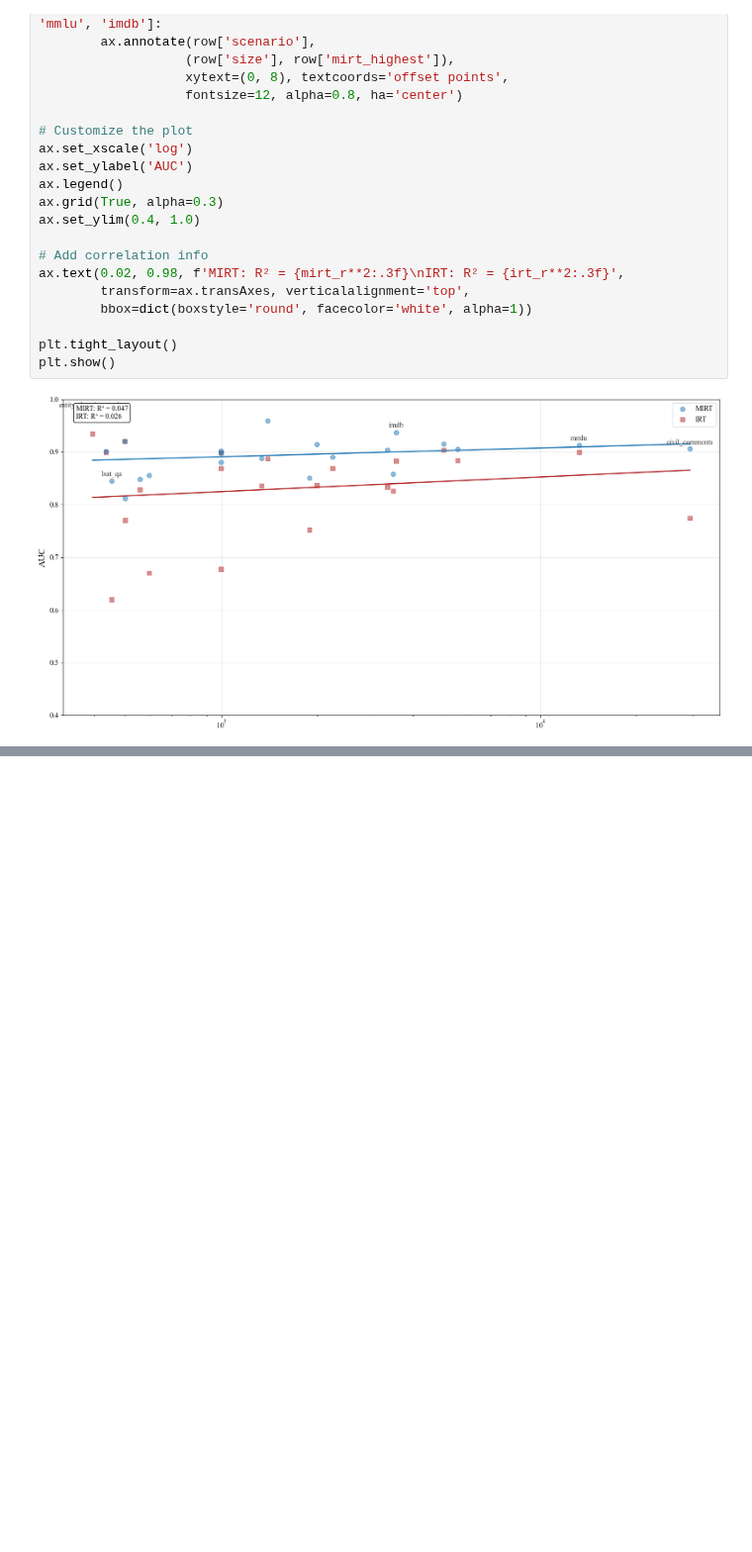
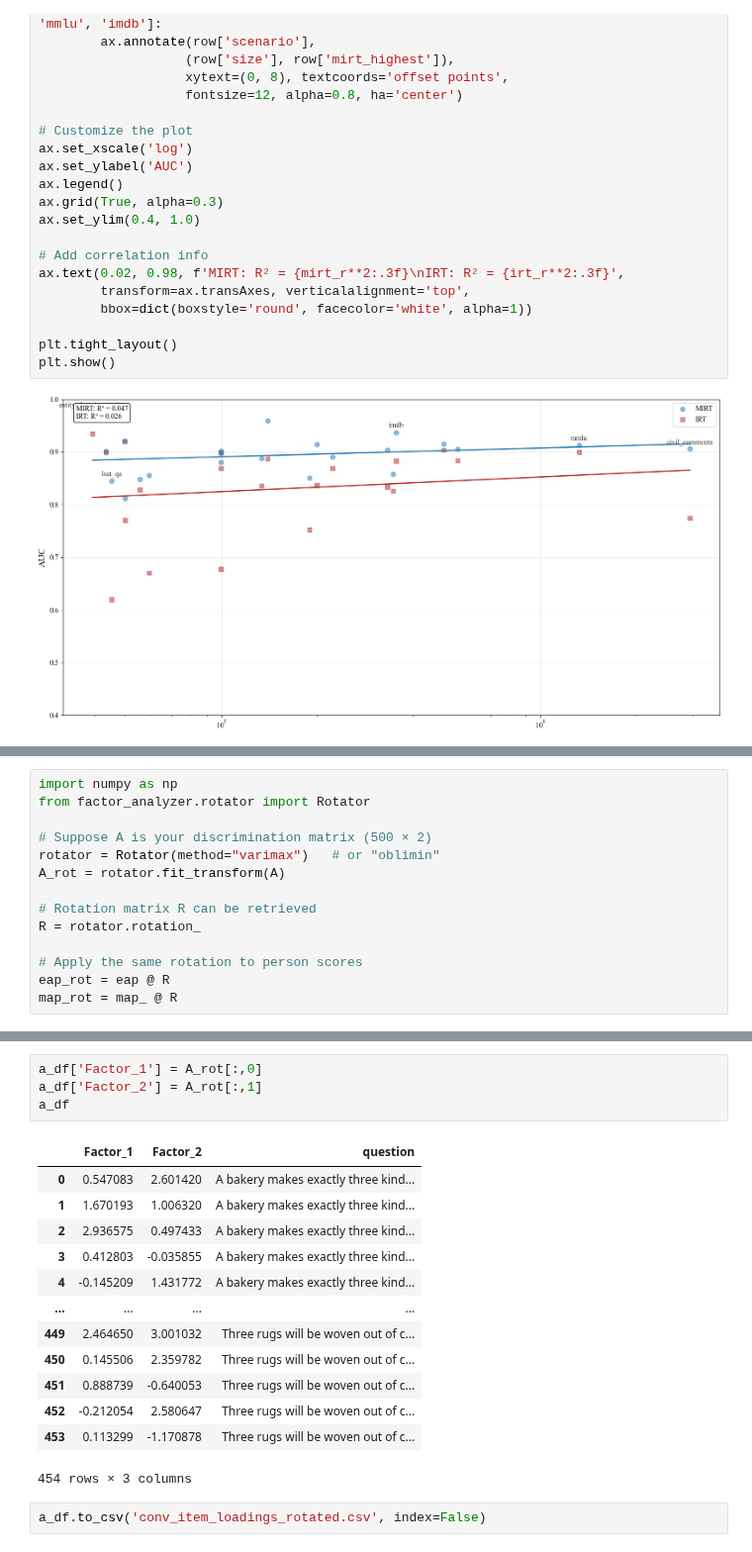
Before and after one commit to ronanhansel/reeval-multi, a Jupyter notebook: mirt-official/calibration.ipynb, the cells around one changed output, grey strips where cells are left out. Shown at 99% size. Drawn from its saved outputs; the diff is of its cells as text; blank space fills up the shorter version.

```diff
--- a/mirt-official/calibration.ipynb
+++ b/mirt-official/calibration.ipynb
@@ -699,0 +741,14 @@ TypeError: can't multiply sequence by non-int of type 'float'
+# %%
+import numpy as np
+from factor_analyzer.rotator import Rotator
+
+# Suppose A is your discrimination matrix (500 × 2)
+rotator = Rotator(method="varimax")   # or "oblimin"
+A_rot = rotator.fit_transform(A)
+
+# Rotation matrix R can be retrieved
+R = rotator.rotation_
+
+# Apply the same rotation to person scores
+eap_rot = eap @ R
+map_rot = map_ @ R
@@ -699,0 +790,20 @@ TypeError: can't multiply sequence by non-int of type 'float'
+# %%
+a_df['Factor_1'] = A_rot[:,0]
+a_df['Factor_2'] = A_rot[:,1]
+a_df
+# %% [output]
+|  | Factor_1 | Factor_2 | question |
+| 0 | 0.547083 | 2.601420 | A bakery makes exactly three kind... |
+| 1 | 1.670193 | 1.006320 | A bakery makes exactly three kind... |
+| 2 | 2.936575 | 0.497433 | A bakery makes exactly three kind... |
+| 3 | 0.412803 | -0.035855 | A bakery makes exactly three kind... |
+| 4 | -0.145209 | 1.431772 | A bakery makes exactly three kind... |
+| ... | ... | ... | ... |
+| 449 | 2.464650 | 3.001032 | Three rugs will be woven out of c... |
+| 450 | 0.145506 | 2.359782 | Three rugs will be woven out of c... |
+| 451 | 0.888739 | -0.640053 | Three rugs will be woven out of c... |
+| 452 | -0.212054 | 2.580647 | Three rugs will be woven out of c... |
+| 453 | 0.113299 | -1.170878 | Three rugs will be woven out of c... |
+454 rows × 3 columns
+# %%
+a_df.to_csv('conv_item_loadings_rotated.csv', index=False)
```
Also changed, not shown: parts of 9 cells of this notebook, 3 other files.
